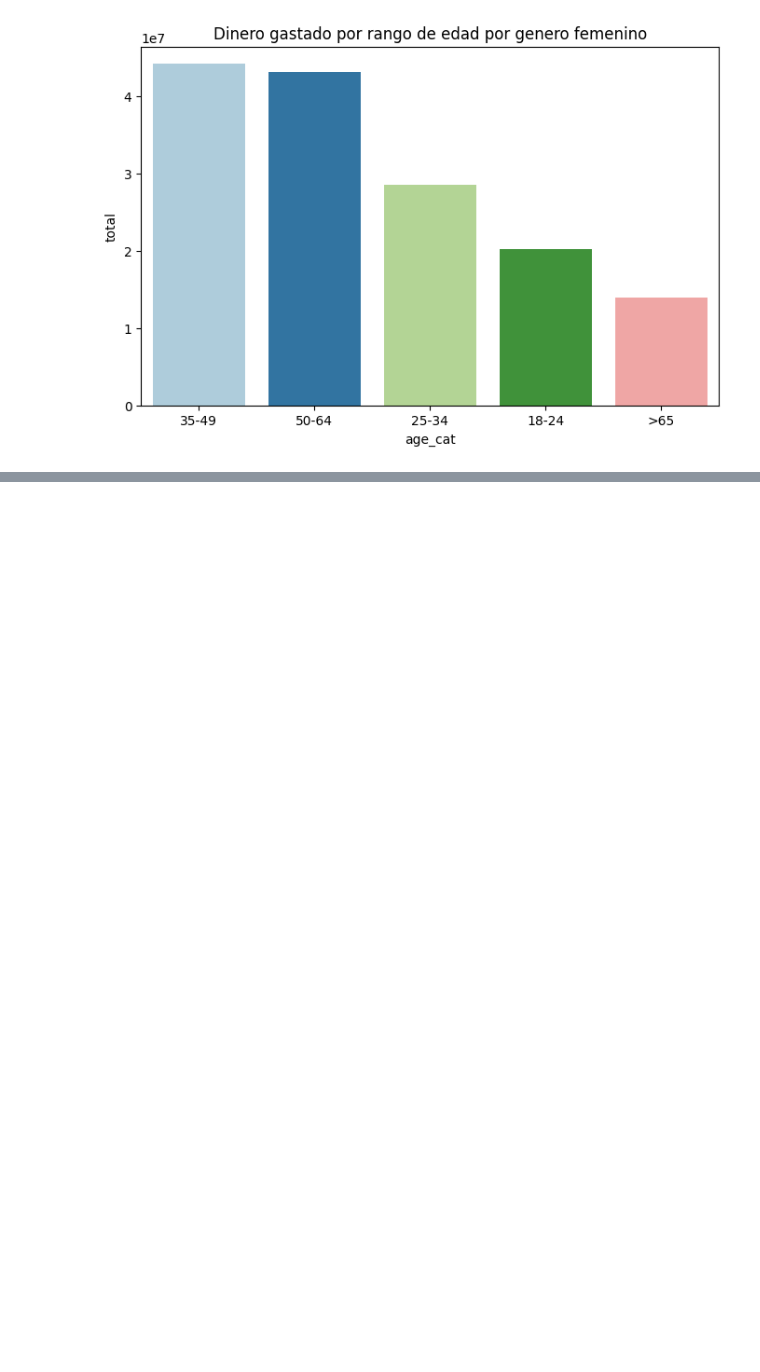
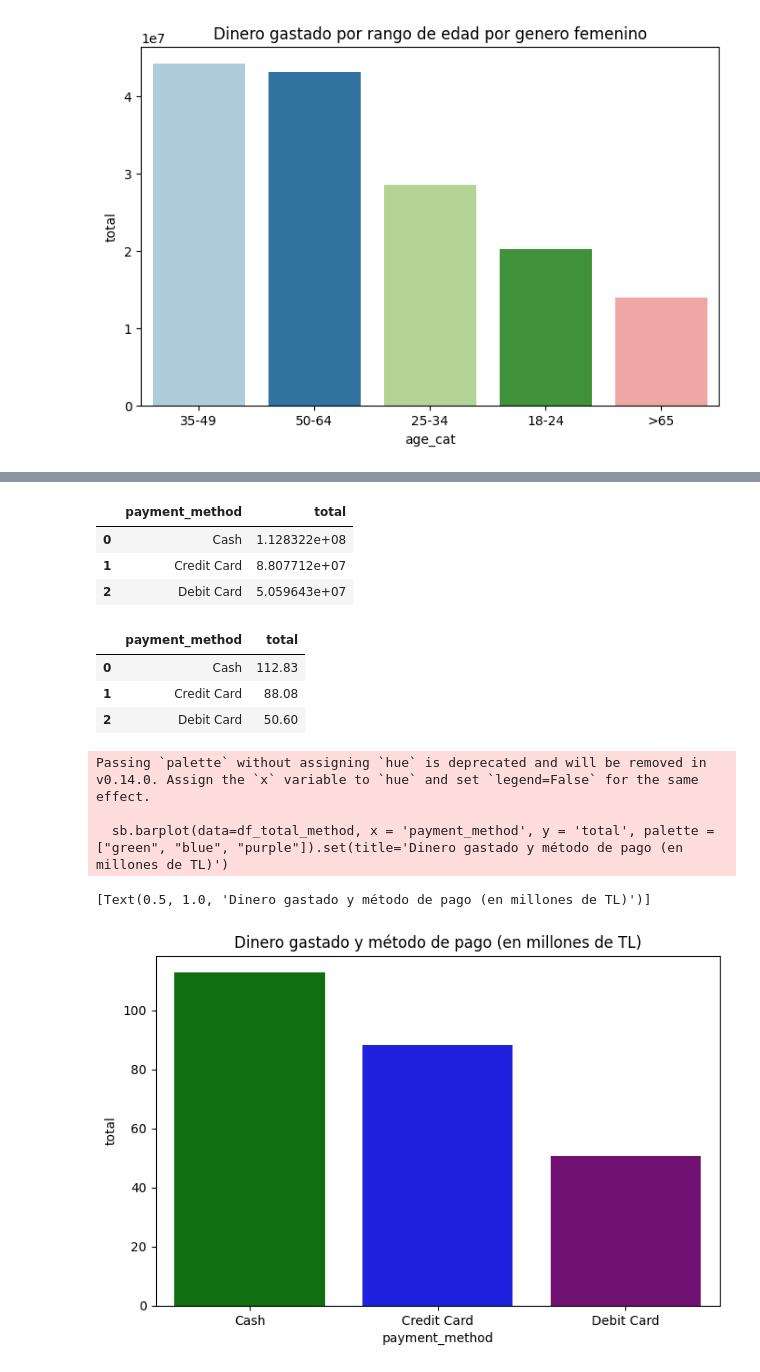
Before and after one commit to wvita1975/analisis_retail, a Jupyter notebook: retail.ipynb, the cells around one changed output, grey strips where cells are left out. Saved outputs shown, nothing was run; the diff lists cells and outputs as text; code cells hidden in the pictures; blank space fills up the shorter version.

```diff
--- a/retail.ipynb
+++ b/retail.ipynb
@@ -370,0 +373,3 @@ Passing `palette` without assigning `hue` is deprecated and will be removed in v
+# %%
+df6 = df3.copy()
+df6.head()
@@ -370,0 +383,30 @@ Passing `palette` without assigning `hue` is deprecated and will be removed in v
+# %%
+df6['total'] = df6['price'] * df6['quantity']
+# %%
+df6.groupby('payment_method')['total'].sum().reset_index()
+# %% [output]
+|  | payment_method | total |
+| 0 | Cash | 1.128322e+08 |
+| 1 | Credit Card | 8.807712e+07 |
+| 2 | Debit Card | 5.059643e+07 |
+# %%
+# Cantidad gastada por metodo de pago en millones de TL redondeada a 2 decimales
+df_total_method = df6.groupby('payment_method')['total'].sum().reset_index()
+df_total_method['total'] = round((df_total_method['total'] / 1e6), 2)
+# %%
+df_total_method.head()
+# %% [output]
+|  | payment_method | total |
+| 0 | Cash | 112.83 |
+| 1 | Credit Card | 88.08 |
+| 2 | Debit Card | 50.60 |
+# %%
+# Grafica de Cantidad gastada por metodo de pago en millones
+plt.figure(figsize= (8,5))
+sb.barplot(data=df_total_method, x = 'payment_method', y = 'total', palette = ["green", "blue", "purple"]).set(title='Dinero gastado y método de pago (en millones de TL)')
+# %% [output]
+Passing `palette` without assigning `hue` is deprecated and will be removed in v0.14.0. Assign the `x` variable to `hue` and set `legend=False` for the same effect.
+
+  sb.barplot(data=df_total_method, x = 'payment_method', y = 'total', palette = ["green", "blue", "purple"]).set(title='Dinero gastado y método de pago (en millones de TL)')
+[Text(0.5, 1.0, 'Dinero gastado y método de pago (en millones de TL)')]
+[figure, added]
```
Also changed, not shown: parts of 2 cells of this notebook.
